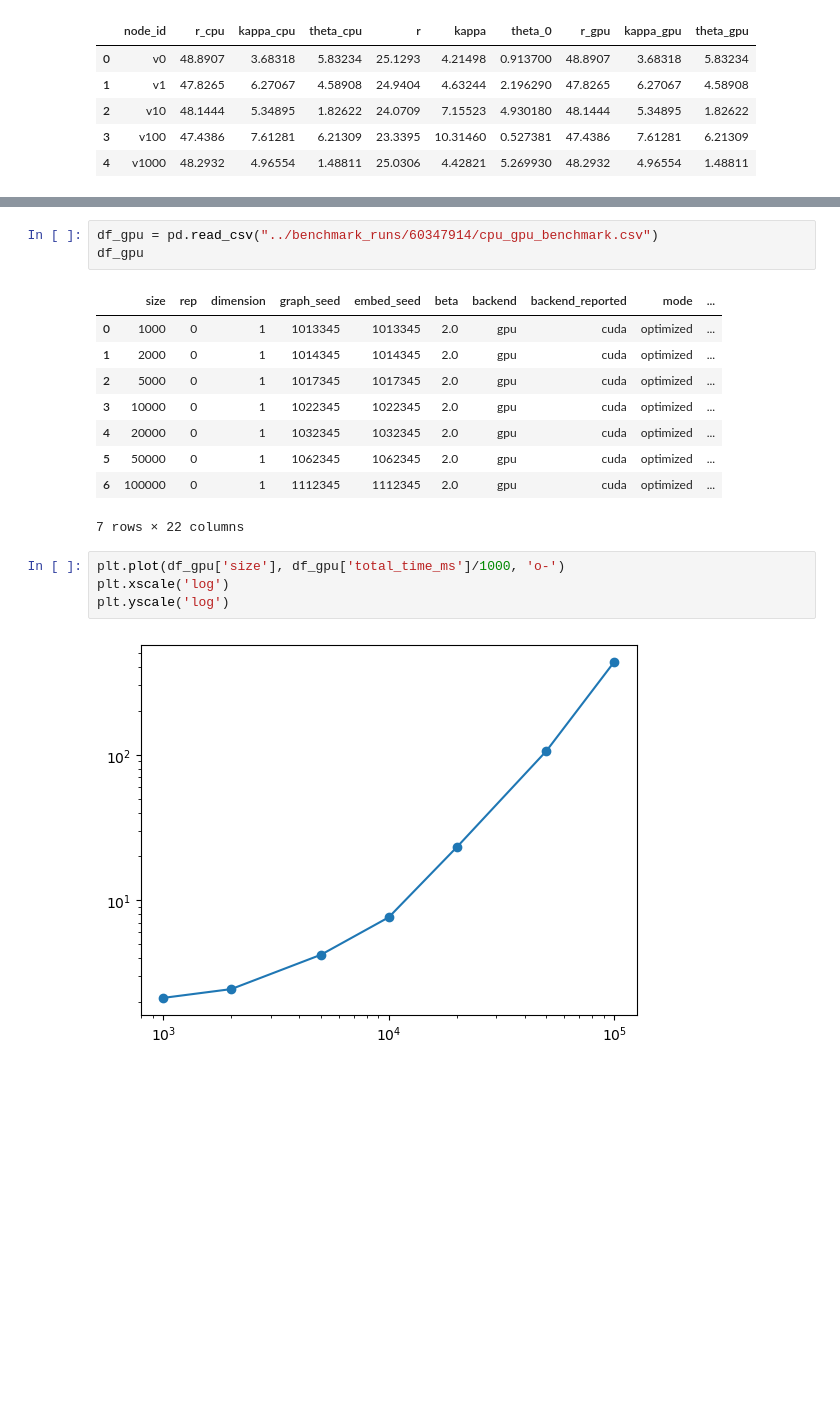
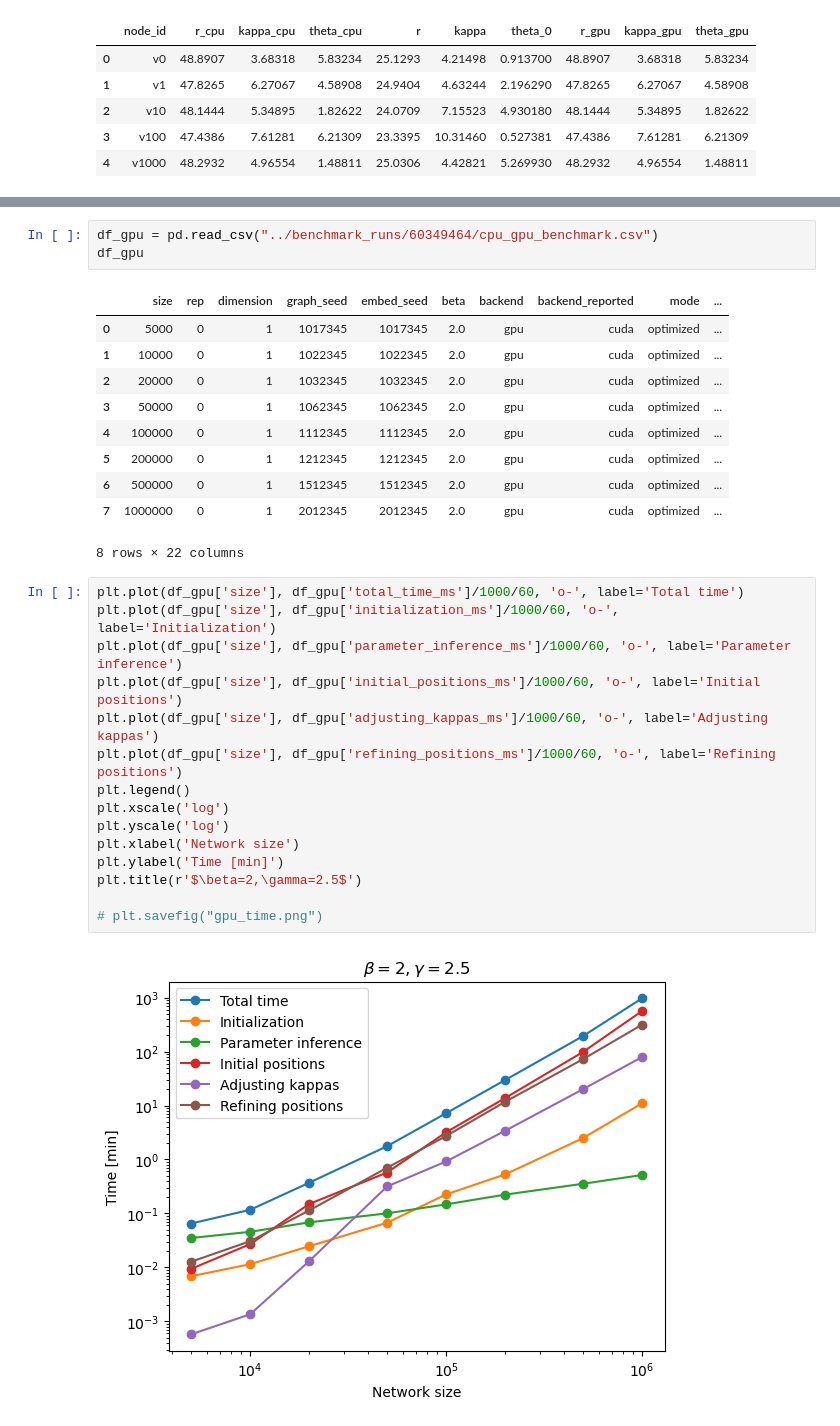
Before and after one commit to networkgeometry/d-mercator, a Jupyter notebook: notebooks/benchmark-check.ipynb, the cells around one changed output, grey strips where cells are left out. Saved outputs shown, nothing was run; the diff lists cells and outputs as text; blank space fills up the shorter version.

Commit message:
plot benchmarks

```diff
--- a/notebooks/benchmark-check.ipynb
+++ b/notebooks/benchmark-check.ipynb
@@ -213,22 +190,34 @@ plt.scatter(new_coords['kappa'], new_coords['kappa_gpu'])
 # %%
-df_gpu = pd.read_csv("../benchmark_runs/60347914/cpu_gpu_benchmark.csv")
+df_gpu = pd.read_csv("../benchmark_runs/60349464/cpu_gpu_benchmark.csv")
 df_gpu
 # %% [output]
 |  | size | rep | dimension | graph_seed | embed_seed | beta | backend | backend_reported | mode | ... |
-| 0 | 1000 | 0 | 1 | 1013345 | 1013345 | 2.0 | gpu | cuda | optimized | ... |
-| 1 | 2000 | 0 | 1 | 1014345 | 1014345 | 2.0 | gpu | cuda | optimized | ... |
-| 2 | 5000 | 0 | 1 | 1017345 | 1017345 | 2.0 | gpu | cuda | optimized | ... |
-| 3 | 10000 | 0 | 1 | 1022345 | 1022345 | 2.0 | gpu | cuda | optimized | ... |
-| 4 | 20000 | 0 | 1 | 1032345 | 1032345 | 2.0 | gpu | cuda | optimized | ... |
-| 5 | 50000 | 0 | 1 | 1062345 | 1062345 | 2.0 | gpu | cuda | optimized | ... |
-| 6 | 100000 | 0 | 1 | 1112345 | 1112345 | 2.0 | gpu | cuda | optimized | ... |
+| 0 | 5000 | 0 | 1 | 1017345 | 1017345 | 2.0 | gpu | cuda | optimized | ... |
+| 1 | 10000 | 0 | 1 | 1022345 | 1022345 | 2.0 | gpu | cuda | optimized | ... |
+| 2 | 20000 | 0 | 1 | 1032345 | 1032345 | 2.0 | gpu | cuda | optimized | ... |
+| 3 | 50000 | 0 | 1 | 1062345 | 1062345 | 2.0 | gpu | cuda | optimized | ... |
+| 4 | 100000 | 0 | 1 | 1112345 | 1112345 | 2.0 | gpu | cuda | optimized | ... |
+| 5 | 200000 | 0 | 1 | 1212345 | 1212345 | 2.0 | gpu | cuda | optimized | ... |
+| 6 | 500000 | 0 | 1 | 1512345 | 1512345 | 2.0 | gpu | cuda | optimized | ... |
+| 7 | 1000000 | 0 | 1 | 2012345 | 2012345 | 2.0 | gpu | cuda | optimized | ... |
-7 rows × 22 columns
+8 rows × 22 columns
 # %%
-plt.plot(df_gpu['size'], df_gpu['total_time_ms']/1000, 'o-')
+plt.plot(df_gpu['size'], df_gpu['total_time_ms']/1000/60, 'o-', label='Total time')
+plt.plot(df_gpu['size'], df_gpu['initialization_ms']/1000/60, 'o-', label='Initialization')
+plt.plot(df_gpu['size'], df_gpu['parameter_inference_ms']/1000/60, 'o-', label='Parameter inference')
+plt.plot(df_gpu['size'], df_gpu['initial_positions_ms']/1000/60, 'o-', label='Initial positions')
+plt.plot(df_gpu['size'], df_gpu['adjusting_kappas_ms']/1000/60, 'o-', label='Adjusting kappas')
+plt.plot(df_gpu['size'], df_gpu['refining_positions_ms']/1000/60, 'o-', label='Refining positions')
+plt.legend()
 plt.xscale('log')
 plt.yscale('log')
+plt.xlabel('Network size')
+plt.ylabel('Time [min]')
+plt.title(r'$\beta=2,\gamma=2.5$')
+
+# plt.savefig("gpu_time.png")
 # %% [output]
-[figure, old version]
+[figure, new version]
 # %%
 def fit_loglog(sub):
     x = np.log10(sub["size"].to_numpy(dtype=float))
```
Also changed, not shown: parts of 17 cells of this notebook, 9 other files.
